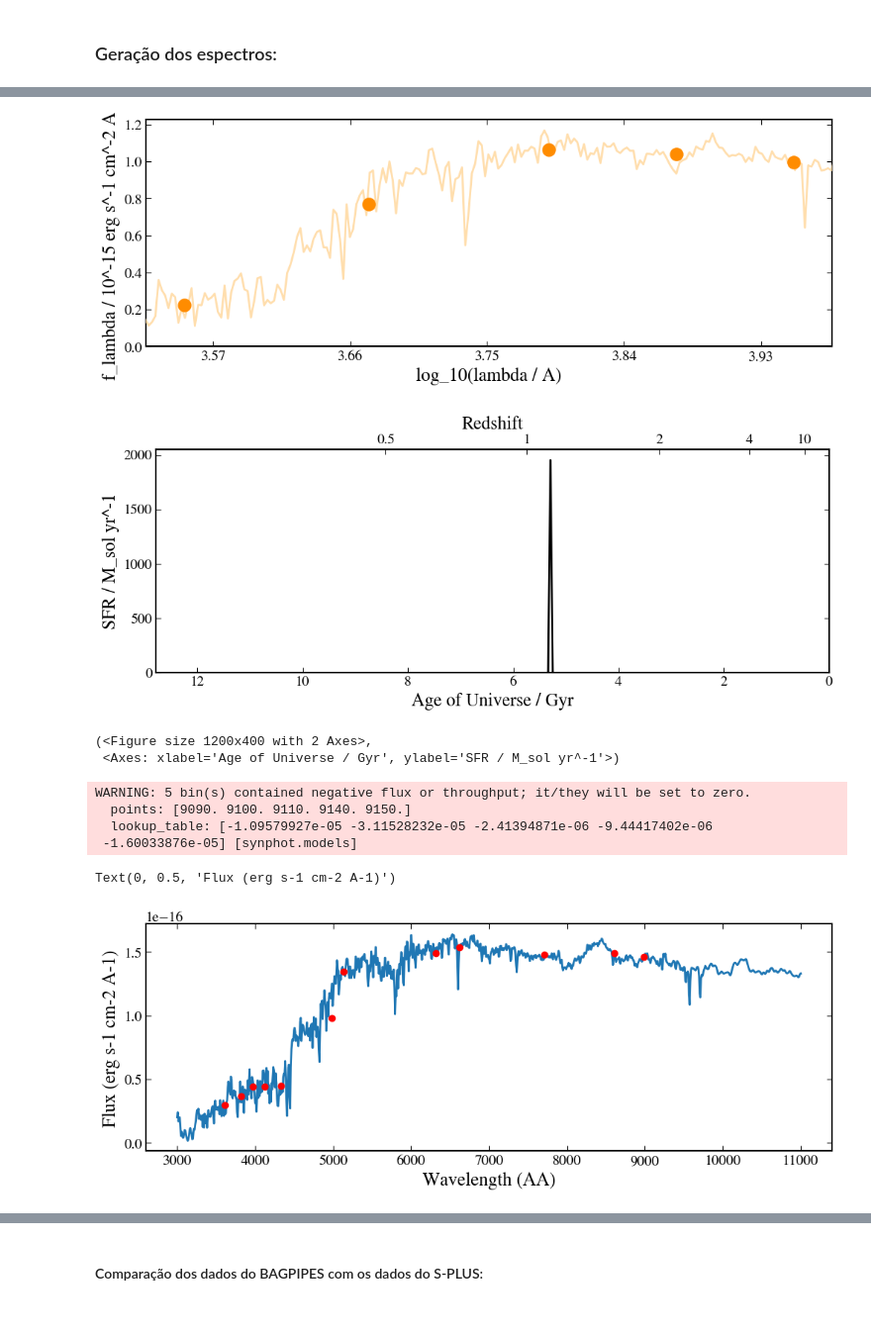
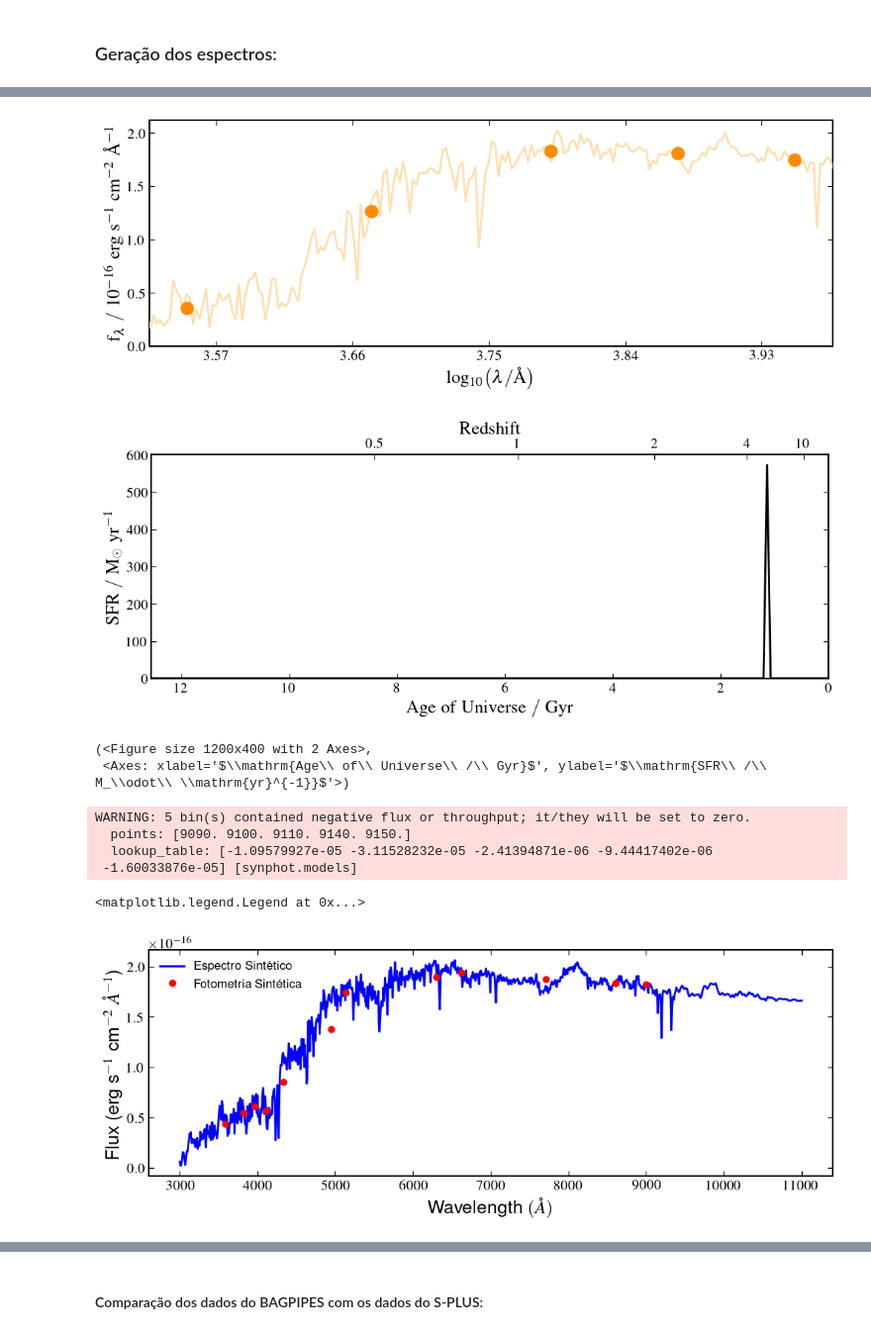
Before and after one commit to pedroand6/Inference4ETGs, a Jupyter notebook: Data/catalogue_estimation.ipynb, the cells around one changed output, grey strips where cells are left out. Shown at 99% size. Cells and saved outputs as stored; diff of their text form; code cells hidden in the pictures.

```diff
--- a/Data/catalogue_estimation.ipynb
+++ b/Data/catalogue_estimation.ipynb
@@ -151,7 +153,12 @@ Checking existing file to see if MD5 sum matches ...
 File exists. Not overwriting.
 # %%
 # Lendo dados do SPLUS já corrigidos da poeira da Via Láctea
-splus_data = pd.read_csv("morphgal_corrected.csv")
+splus_all_data = pd.read_csv("morphgal_corrected.csv")
+filter_splus = (splus_all_data['u_auto'] < 21.3) & (splus_all_data['g_auto'] < 21.3) & (splus_all_data['r_auto'] < 21.3) & (splus_all_data['i_auto'] < 21.3) & (splus_all_data['z_auto'] < 21.3) \
+               & (splus_all_data['J0378_auto'] < 21.3) & (splus_all_data['J0395_auto'] < 21.3) & (splus_all_data['J0410_auto'] < 21.3) & (splus_all_data['J0430_auto'] < 21.3) \
+               & (splus_all_data['J0515_auto'] < 21.3) & (splus_all_data['J0660_auto'] < 21.3) & (splus_all_data['J0861_auto'] < 21.3) & (splus_all_data['zml'] < 0.1)
+
+splus_data = splus_all_data[filter_splus].reset_index(drop=True)
 # %%
 from astroquery.sdss import SDSS
 import pandas as pd
@@ -210,7 +217,7 @@ etgs_finais = pd.merge(sdss_etgs, firefly_df,
 sdss_etgs['age'] = etgs_finais['Chabrier_MILES_age_massW'] / 1e9
 sdss_etgs['metallicity'] = etgs_finais['Chabrier_MILES_metallicity_massW']
 sdss_etgs['logMass'] = np.log10(etgs_finais['Chabrier_MILES_total_mass'])
-sdss_etgs['Av'] = etgs_finais['Chabrier_MILES_spm_EBV']
+sdss_etgs['Av'] = etgs_finais['Chabrier_MILES_spm_EBV'] * 3.1
 
 print(sdss_etgs[['plate', 'age', 'metallicity', 'logMass', 'Av']].head())
 # %% [output]
@@ -472,13 +481,15 @@ plt.show()
 # %%
+plt.rcParams["text.usetex"] = False
+
 # VALIDA OS RESULTADOS COM OS PARAMETROS DO SDSS
-plt.scatter(sdss_etgs['logMass'], sdss_etgs['u'] - sdss_etgs['r'],
+plt.scatter(sdss_etgs['logMass'], sdss_etgs['g'] - sdss_etgs['r'],
             c="red", marker="x", label="SDSS")
 
-plt.scatter(etg_massformed, etg_photometrics[:, 0] - etg_photometrics[:, 2],
+plt.scatter(etg_massformed, etg_photometrics[:, 1] - etg_photometrics[:, 2],
             c="green", marker=".", label="TNG100-1")
 
 plt.xlabel(r"Stellar Mass formed $(\text{M}_\odot)$")
-plt.ylabel(r"$u-r$")
+plt.ylabel(r"$g-r$")
 
 plt.legend()
 
@@ -556,5 +608,7 @@ model.sfh.plot()
 # %%
 from numpy import random as rnd
+
+plt.rcParams["text.usetex"] = True
 
 total_test_samples = 100
 
@@ -564,7 +618,7 @@ n_filters_sdss = len(filt_sdss_list)
 
 mock_test_sdss = np.full((total_test_samples, n_filters_sdss), np.nan)
 
-sdss_etgs = sdss_etgs.dropna()
+sdss_etgs = sdss_etgs.dropna().reset_index(drop=True)
 
 # gera os modelos do bagpipes randomizados de acordo com as PDFs
 for i in range(total_test_samples):
@@ -591,7 +645,7 @@ for i in range(total_test_samples):
 
     model_components = {}
     model_components["burst"] = burst
-    model_components["redshift"] = 0.05
+    model_components["redshift"] = redshift_mock
     model_components["dust"] = dust
     model_components["t_bc"] = 0.01 # idade máxima da nuvem molecular de uma população jovem - 10e7
     model_components["veldisp"] = dispvel # dispersao de velocidade em km/s
@@ -609,16 +663,17 @@ for i in range(total_test_samples):
 model.plot()
 model.sfh.plot()
 # %% [output]
-[figure, old version]
+[figure, new version]
-[figure, old version]
+[figure, new version]
 (<Figure size 1200x400 with 2 Axes>,
- <Axes: xlabel='Age of Universe / Gyr', ylabel='SFR / M_sol yr^-1'>)
+ <Axes: xlabel='$\\mathrm{Age\\ of\\ Universe\\ /\\ Gyr}$', ylabel='$\\mathrm{SFR\\ /\\ M_\\odot\\ \\mathrm{yr}^{-1}}$'>)
 # %%
 
-spec_df = pd.read_csv('espectro.csv', sep='\t', encoding='utf-8', header=0)
+#spec_df = pd.read_csv('espectro.csv', sep='\t', encoding='utf-8', header=0)
+spec_df = pd.DataFrame({'Wavelength (AA)': spectra[-1][:, 0], 'Flux (erg s-1 cm-2 A-1)': spectra[-1][:, 1]})
 
 plt.figure(figsize=(12,4))
-plt.plot(spec_df['Wavelength (AA)'], spec_df['Flux (erg s-1 cm-2 A-1)'])
+plt.plot(spec_df['Wavelength (AA)'], spec_df['Flux (erg s-1 cm-2 A-1)'], color='blue', label='Espectro Sintético')
 
 # Carrega a lista de filtros
 filt_splus_list = np.loadtxt("splus-filters/splus_filters.txt", dtype="str")
@@ -640,38 +695,40 @@ spec_synphot = SourceSpectrum(
 
 test_photo_pedro = []
 test_photo_pedro_flux = []
 
 for j, filter_path in enumerate(filt_splus_list):
     # MOCK SPLUS
     filter_data = Table.read(filter_path, format="ascii")
     bp_wave = filter_data['col1'] * u.AA
     bp_trans = filter_data['col2']
 
     passband = SpectralElement(
         Empirical1D,
         points=bp_wave,
         lookup_table=bp_trans
     )
 
     obs_synphot = Observation(spec_synphot, passband, force="taper")
     ab_mag = obs_synphot.effstim(u.ABmag)
     flux = obs_synphot.effstim(flux_unit=u.erg / (u.s * u.cm**2 * u.AA))
 
     test_photo_pedro_flux.append([obs_synphot.avgwave().value, flux.value])
     test_photo_pedro.append(ab_mag.value)
 
 test_photo_pedro_flux = np.array(test_photo_pedro_flux)
 
-plt.plot(test_photo_pedro_flux[:, 0], test_photo_pedro_flux[:,1], color='red', marker='o', linestyle='None')
-plt.xlabel('Wavelength (AA)')
-plt.ylabel('Flux (erg s-1 cm-2 A-1)')
+plt.plot(test_photo_pedro_flux[:, 0], test_photo_pedro_flux[:,1], color='red',
+         marker='o', linestyle='None', label='Fotometria Sintética')
+plt.xlabel('Wavelength $(\AA)$')
+plt.ylabel('Flux (erg s$^{-1}$ cm$^{-2}$ $\AA^{-1}$)')
+plt.legend()
 # %% [output]
 WARNING: 5 bin(s) contained negative flux or throughput; it/they will be set to zero.
   points: [9090. 9100. 9110. 9140. 9150.]
   lookup_table: [-1.09579927e-05 -3.11528232e-05 -2.41394871e-06 -9.44417402e-06
  -1.60033876e-05] [synphot.models]
-Text(0, 0.5, 'Flux (erg s-1 cm-2 A-1)')
+<matplotlib.legend.Legend at 0x...>
-[figure, old version]
+[figure, new version]
 # %%
 # Carrega a lista de filtros
 filt_splus_list = np.loadtxt("splus-filters/splus_filters.txt", dtype="str")
```
Also changed, not shown: parts of 17 cells of this notebook, 4 other files.
